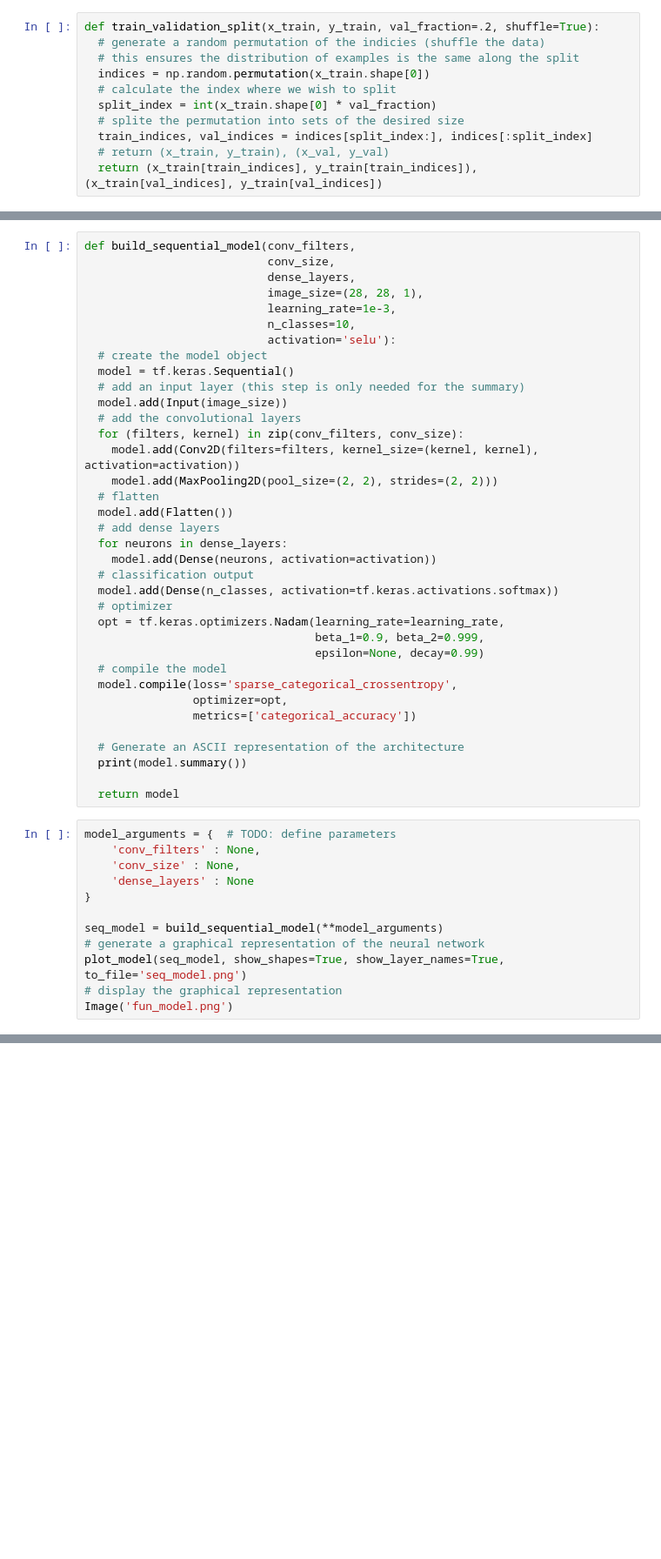
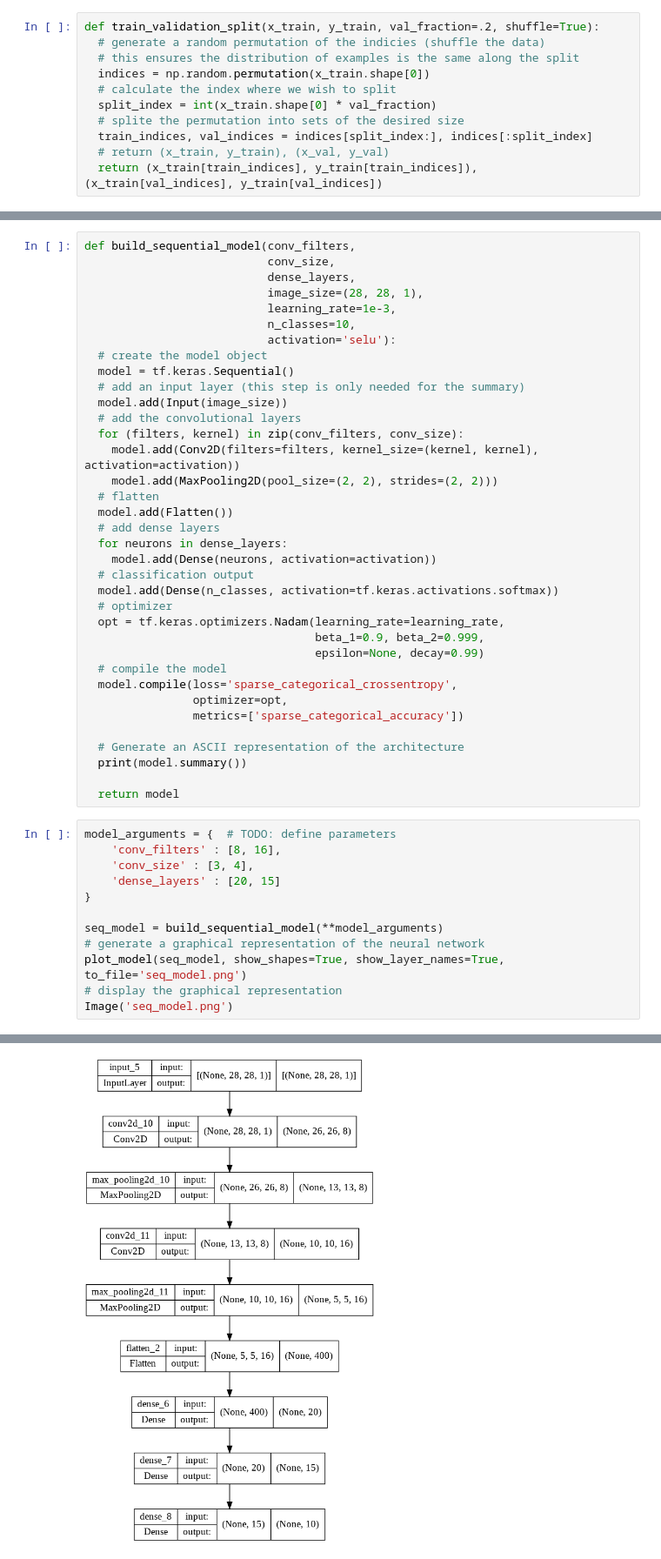
Before and after one commit to JayRothenberger/REU2022, a Jupyter notebook: MNIST/sequential_functional_skel.ipynb, the cells around one changed output, grey strips where cells are left out. Shown at 87% size. Drawn from its saved outputs; the diff is of its cells as text; blank space fills up the shorter version.

```diff
--- a/MNIST/sequential_functional_skel.ipynb
+++ b/MNIST/sequential_functional_skel.ipynb
@@ -62,7 +81,7 @@ def build_sequential_model(conv_filters,
   # compile the model
   model.compile(loss='sparse_categorical_crossentropy',
                 optimizer=opt,
-                metrics=['categorical_accuracy'])
+                metrics=['sparse_categorical_accuracy'])
 
   # Generate an ASCII representation of the architecture
   print(model.summary())
@@ -70,13 +89,14 @@ def build_sequential_model(conv_filters,
   return model
 # %%
 model_arguments = {  # TODO: define parameters
-    'conv_filters' : None,
-    'conv_size' : None,
-    'dense_layers' : None
+    'conv_filters' : [8, 16],
+    'conv_size' : [3, 4],
+    'dense_layers' : [20, 15]
 }
 
 seq_model = build_sequential_model(**model_arguments)
 # generate a graphical representation of the neural network
 plot_model(seq_model, show_shapes=True, show_layer_names=True, to_file='seq_model.png')
 # display the graphical representation
-Image('fun_model.png')
+Image('seq_model.png')
+# %% [output]
@@ -83,3 +120,4 @@ Image('fun_model.png')
+[figure, added]
 # %%
 def build_functional_model(conv_filters,
                            conv_size,
```
Also changed, not shown: parts of 9 cells of this notebook, 1 other file.
